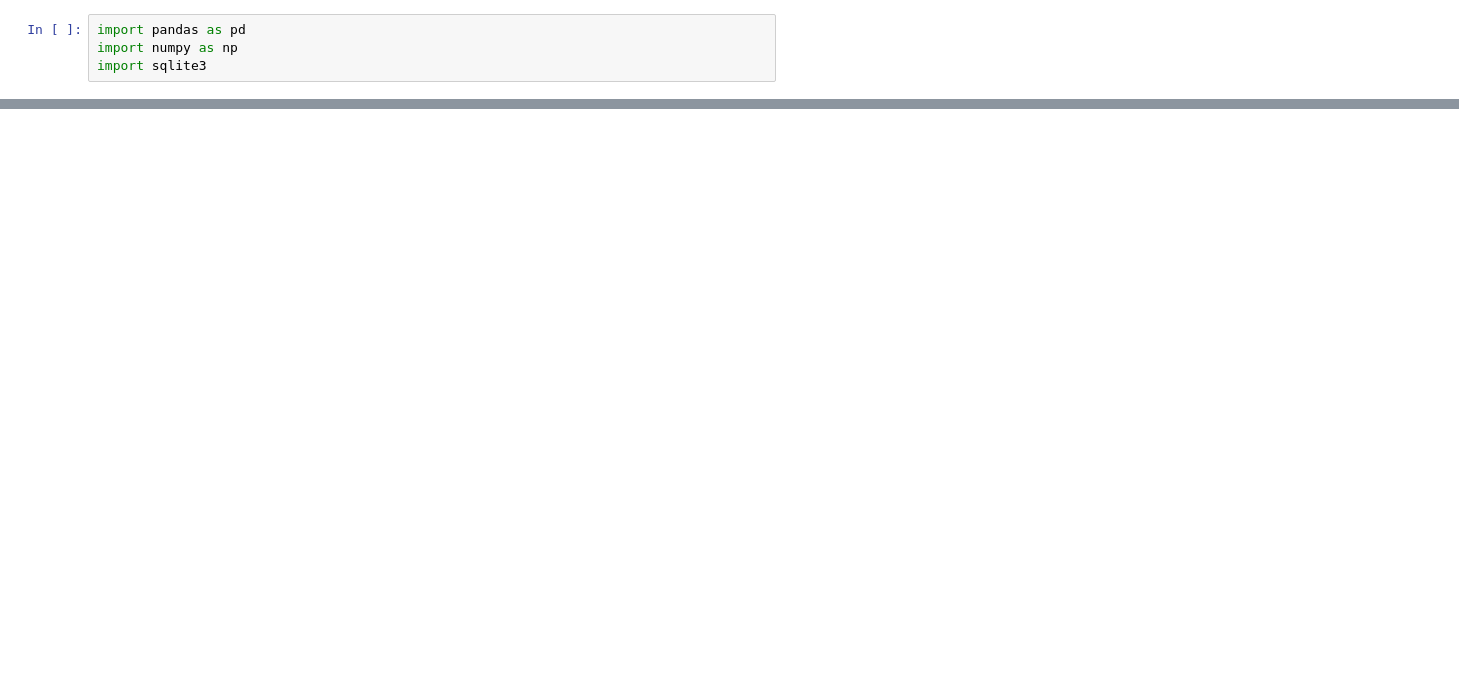
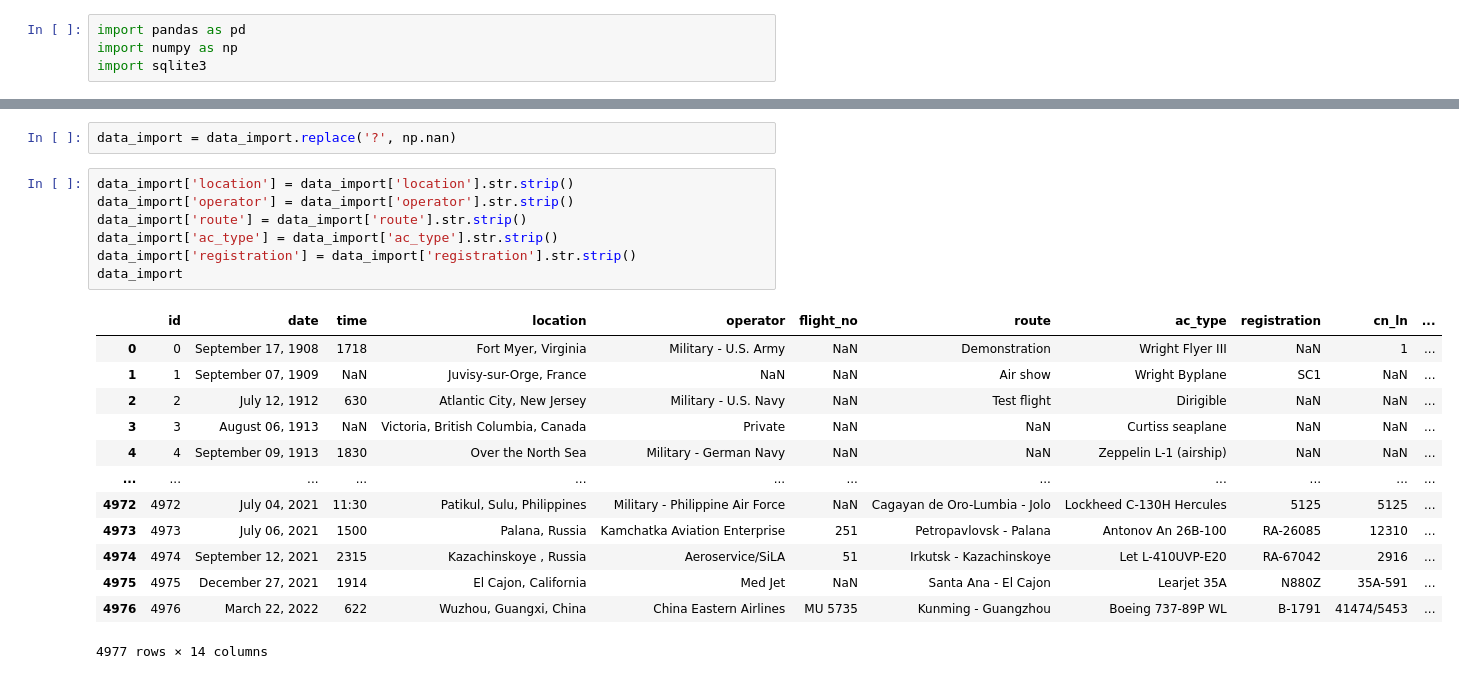
Before and after one commit to Arbuz0/aviation-accidents, a Jupyter notebook: EDA.ipynb, the cells around one changed output, grey strips where cells are left out. Saved outputs shown, nothing was run; the diff lists cells and outputs as text; blank space fills up the shorter version.

Commit message:
Data cleaning

```diff
--- a/EDA.ipynb
+++ b/EDA.ipynb
@@ -23,0 +57,23 @@ data_import
+# %%
+data_import = data_import.replace('?', np.nan)
+# %%
+data_import['location'] = data_import['location'].str.strip()
+data_import['operator'] = data_import['operator'].str.strip()
+data_import['route'] = data_import['route'].str.strip()
+data_import['ac_type'] = data_import['ac_type'].str.strip()
+data_import['registration'] = data_import['registration'].str.strip()
+data_import
+# %% [output]
+|  | id | date | time | location | operator | flight_no | route | ac_type | registration | cn_ln | ... |
+| 0 | 0 | September 17, 1908 | 1718 | Fort Myer, Virginia | Military - U.S. Army | NaN | Demonstration | Wright Flyer III | NaN | 1 | ... |
+| 1 | 1 | September 07, 1909 | NaN | Juvisy-sur-Orge, France | NaN | NaN | Air show | Wright Byplane | SC1 | NaN | ... |
+| 2 | 2 | July 12, 1912 | 630 | Atlantic City, New Jersey | Military - U.S. Navy | NaN | Test flight | Dirigible | NaN | NaN | ... |
+| 3 | 3 | August 06, 1913 | NaN | Victoria, British Columbia, Canada | Private | NaN | NaN | Curtiss seaplane | NaN | NaN | ... |
+| 4 | 4 | September 09, 1913 | 1830 | Over the North Sea | Military - German Navy | NaN | NaN | Zeppelin L-1 (airship) | NaN | NaN | ... |
+| ... | ... | ... | ... | ... | ... | ... | ... | ... | ... | ... | ... |
+| 4972 | 4972 | July 04, 2021 | 11:30 | Patikul, Sulu, Philippines | Military - Philippine Air Force | NaN | Cagayan de Oro-Lumbia - Jolo | Lockheed C-130H Hercules | 5125 | 5125 | ... |
+| 4973 | 4973 | July 06, 2021 | 1500 | Palana, Russia | Kamchatka Aviation Enterprise | 251 | Petropavlovsk - Palana | Antonov An 26B-100 | RA-26085 | 12310 | ... |
+| 4974 | 4974 | September 12, 2021 | 2315 | Kazachinskoye , Russia | Aeroservice/SiLA | 51 | Irkutsk - Kazachinskoye | Let L-410UVP-E20 | RA-67042 | 2916 | ... |
+| 4975 | 4975 | December 27, 2021 | 1914 | El Cajon, California | Med Jet | NaN | Santa Ana - El Cajon | Learjet 35A | N880Z | 35A-591 | ... |
+| 4976 | 4976 | March 22, 2022 | 622 | Wuzhou, Guangxi, China | China Eastern Airlines | MU 5735 | Kunming - Guangzhou | Boeing 737-89P WL | B-1791 | 41474/5453 | ... |
+4977 rows × 14 columns
```
Also changed, not shown: parts of 10 cells of this notebook, 3 other files.
